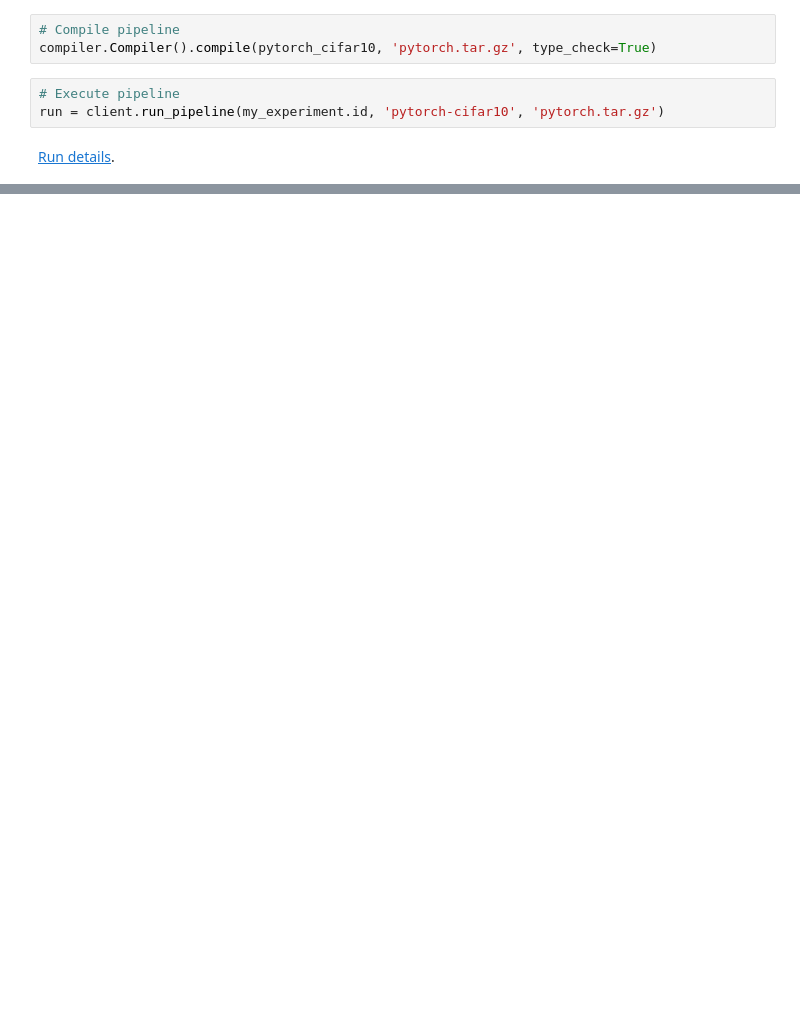
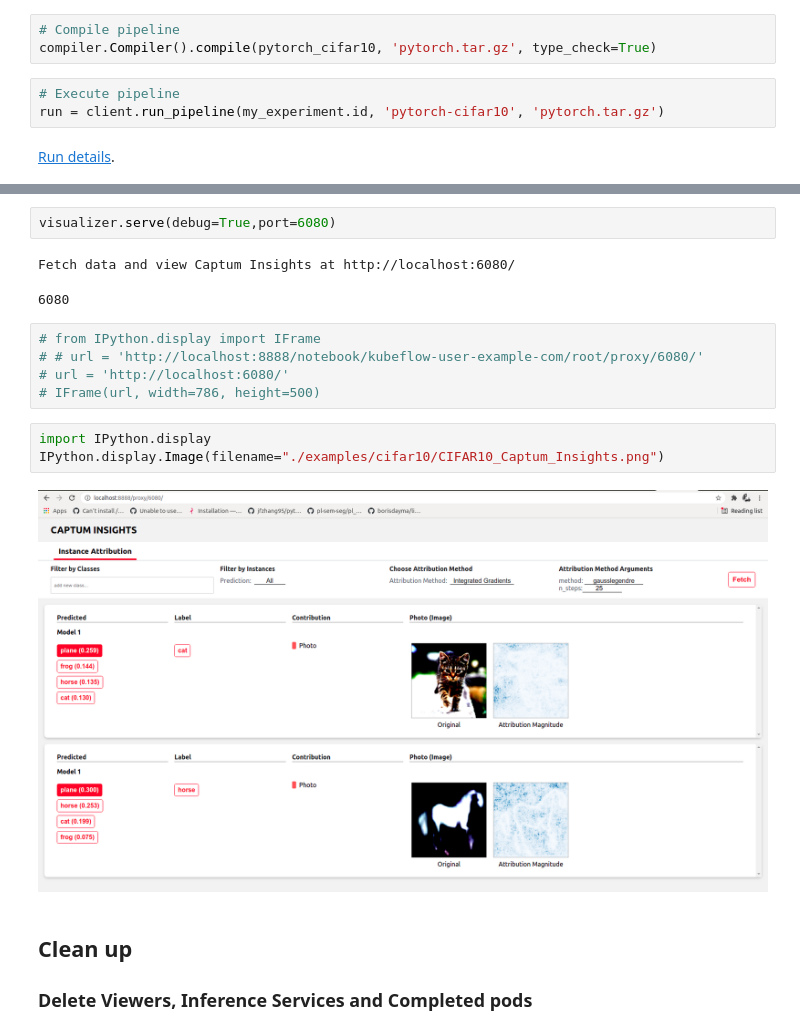
Before and after one commit to chauhang/pytorch-pipeline, a Jupyter notebook: pytorch_pipeline/Pipeline-Cifar10.ipynb, the cells around one changed output, grey strips where cells are left out. Cells and saved outputs as stored; diff of their text form; blank space fills up the shorter version.

Commit message:
Fix: Update notebook for cluster run

```diff
--- a/pytorch_pipeline/Pipeline-Cifar10.ipynb
+++ b/pytorch_pipeline/Pipeline-Cifar10.ipynb
@@ -306 +602,19 @@ Run details.
+# %%
+visualizer.serve(debug=True,port=6080)
+# %% [output]
+Fetch data and view Captum Insights at http://localhost:6080/
+6080
+# %%
+# from IPython.display import IFrame
+# # url = 'http://localhost:8888/notebook/kubeflow-user-example-com/root/proxy/6080/'
+# url = 'http://localhost:6080/'
+# IFrame(url, width=786, height=500)
+# %%
+import IPython.display
+IPython.display.Image(filename="./examples/cifar10/CIFAR10_Captum_Insights.png")
+# %% [output]
+[figure, added]
+# %% [markdown]
+## Clean up
+### Delete Viewers, Inference Services and Completed pods
 # %%
```
Also changed, not shown: parts of 45 cells of this notebook.
